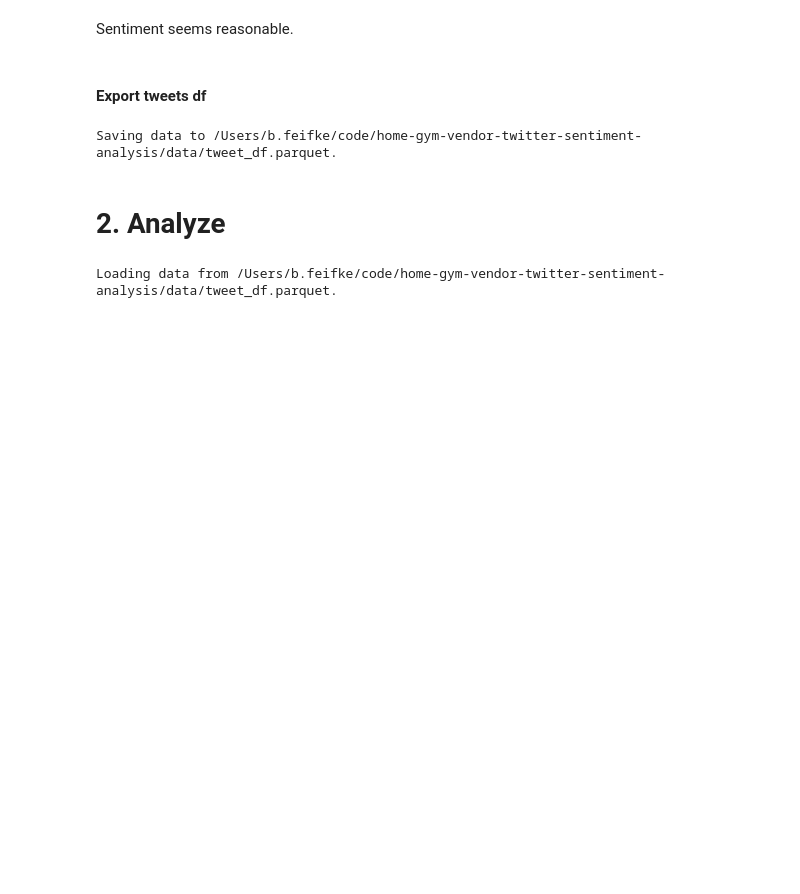
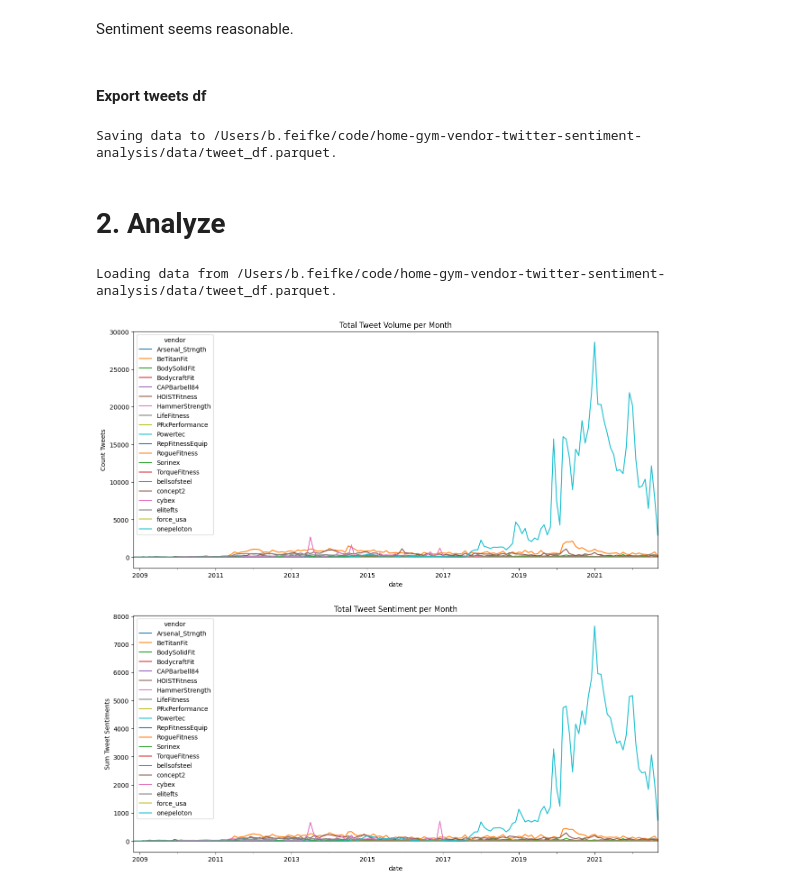
Before and after one commit to bfeif/gym-vendor-analysis, a Jupyter notebook: notebooks/01-proof-of-concept.ipynb, the cells around one changed output. Saved outputs shown, nothing was run; the diff lists cells and outputs as text; code cells hidden in the pictures; blank space fills up the shorter version.

```diff
--- a/notebooks/01-proof-of-concept.ipynb
+++ b/notebooks/01-proof-of-concept.ipynb
@@ -193,3 +238,22 @@ path = "/Users/b.feifke/code/home-gym-vendor-twitter-sentiment-analysis/data/twe
 tweet_df = load_tweets_df(path)
 # %% [output]
 Loading data from /Users/b.feifke/code/home-gym-vendor-twitter-sentiment-analysis/data/tweet_df.parquet.
+# %%
+fig, axs = plt.subplots(2, 1, figsize=(15, 15))
+for plt_index, val, aggfunc, chart_name, chart_ylabel in [
+    (0, "tweet_id", "count", "Total Tweet Volume per Month", "Count Tweets"),
+    (1, "sentiment", "sum", "Total Tweet Sentiment per Month", "Sum Tweet Sentiments")]:
+    result = (tweet_df
+              .assign(**{"date": tweet_df.pd_datetime.dt.date})
+              .pivot_table(index="date",
+                           columns="vendor",
+                           values=val,
+                           aggfunc=aggfunc)
+              .fillna(0))
+    result = result.set_index(pd.to_datetime(result.index)).resample('M').sum()
+    result.plot(ax=axs[plt_index])
+    axs[plt_index].set_title(chart_name)
+    axs[plt_index].set_ylabel(chart_ylabel)
+plt.show()
+# %% [output]
+[figure, added]
```
Also changed, not shown: parts of 17 cells of this notebook.
